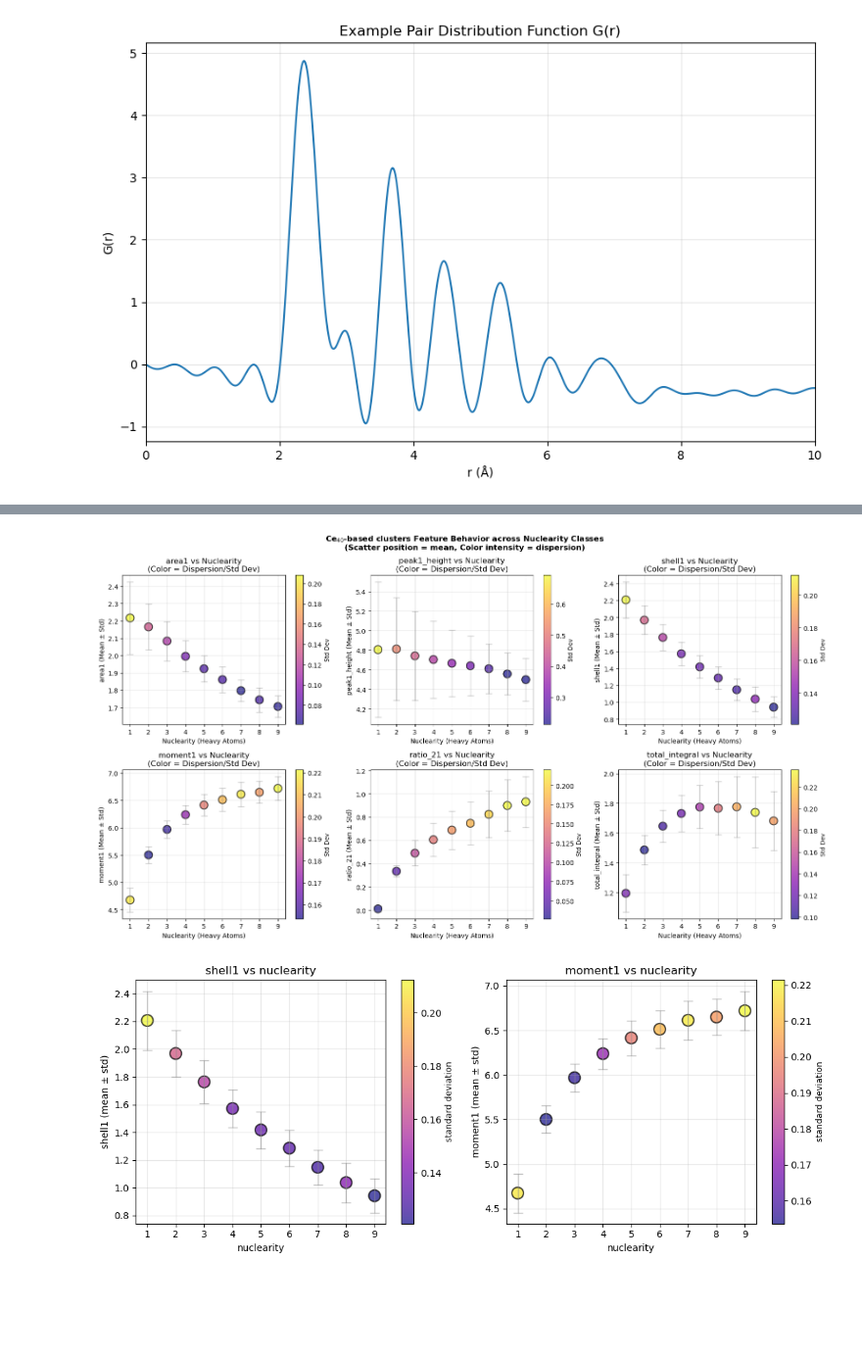
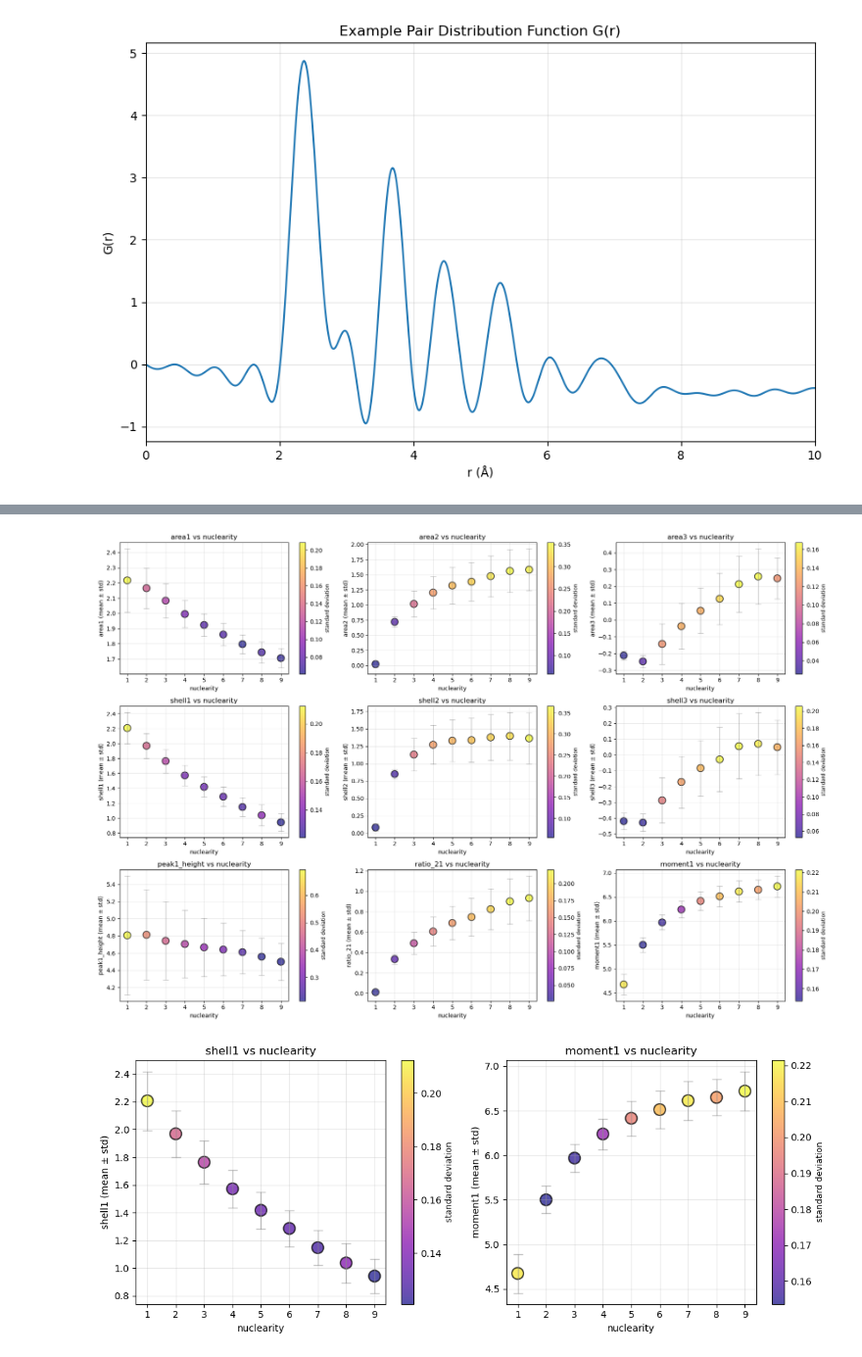
Before and after one commit to grebenyyk/PDF-NN, a Jupyter notebook: complete workflow/descriptors/B-descriptors-Ce40.ipynb, the cells around one changed output, grey strips where cells are left out. Shown at 98% size. Cells and saved outputs as stored; diff of their text form; code cells hidden in the pictures; blank space fills up the shorter version.

```diff
--- a/complete workflow/descriptors/B-descriptors-Ce40.ipynb
+++ b/complete workflow/descriptors/B-descriptors-Ce40.ipynb
@@ -350,51 +350,56 @@ max        7.198     39.510           2.362
 [8 rows x 21 columns]
 # %%
 # Feature vs Nuclearity with Dispersion Analysis
-fig, axes = plt.subplots(2, 3, figsize=(16, 9))
+fig, axes = plt.subplots(3, 3, figsize=(18, 12))
+axes_flat = axes.flatten()
 
 # Calculate mean and std for each feature grouped by nuclearity
 feature_dispersion = {}
 nuclearity_values = sorted(features_data['nuclearity'].unique())
 
 # Select key features for visualization
-key_features = ['area1', 'peak1_height', 'shell1', 'moment1', 'ratio_21', 'total_integral']
+key_features = ['area1', 'area2', 'area3', 'shell1', 'shell2', 'shell3', 'peak1_height', 'ratio_21', 'moment1']
 
 for idx, feature in enumerate(key_features):
-    ax = axes[idx // 3, idx % 3]
+    ax = axes_flat[idx]
 
     # Calculate mean and std for each nuclearity
     feature_means = []
     feature_stds = []
 
     for nuc in nuclearity_values:
         nuc_data = features_data[features_data['nuclearity'] == nuc][feature]
         feature_means.append(nuc_data.mean())
         feature_stds.append(nuc_data.std())
 
     # Create scatter plot: nuclearity vs feature value, colored by dispersion (std)
     scatter = ax.scatter(nuclearity_values, feature_means,
                         c=feature_stds, cmap='plasma', s=150, alpha=0.7, edgecolors='black', linewidth=1.5)
 
     # Add error bars showing std deviation
     ax.errorbar(nuclearity_values, feature_means, yerr=feature_stds, fmt='none',
                ecolor='gray', alpha=0.5, capsize=5, linewidth=1)
 
-    ax.set_xlabel('Nuclearity (Heavy Atoms)')
-    ax.set_ylabel(f'{feature} (Mean ± Std)')
-    ax.set_title(f'{feature} vs Nuclearity\n(Color = Dispersion/Std Dev)')
+    ax.set_xlabel('nuclearity')
+    ax.set_ylabel(f'{feature} (mean ± std)')
+    ax.set_title(f'{feature} vs nuclearity')
     ax.grid(True, alpha=0.3)
     ax.set_xticks(nuclearity_values)
 
     # Add colorbar for this subplot
     cbar = plt.colorbar(scatter, ax=ax)
-    cbar.set_label('Std Dev', fontsize=9)
+    cbar.set_label('standard deviation', fontsize=9)
 
-fig.suptitle('Ce$_{40}$-based clusters Feature Behavior across Nuclearity Classes\n(Scatter position = mean, Color intensity = dispersion)',
-             fontsize=12, fontweight='bold')
+# Hide any unused subplots
+for j in range(len(key_features), len(axes_flat)):
+    axes_flat[j].axis('off')
+
+#fig.suptitle('CeO$_{2}$-based clusters Feature Behavior across Nuclearity Classes\n(Scatter position = mean, Color intensity = dispersion)',
+#             fontsize=12, fontweight='bold')
 plt.tight_layout()
 plt.show()
 # %% [output]
-[figure, old version]
+[figure, new version]
 # %%
 # Feature vs Nuclearity with Dispersion Analysis
 fig, axes = plt.subplots(1, 2, figsize=(11, 4.5))
```
Also changed, not shown: parts of 1 cell of this notebook, 1 other file.
